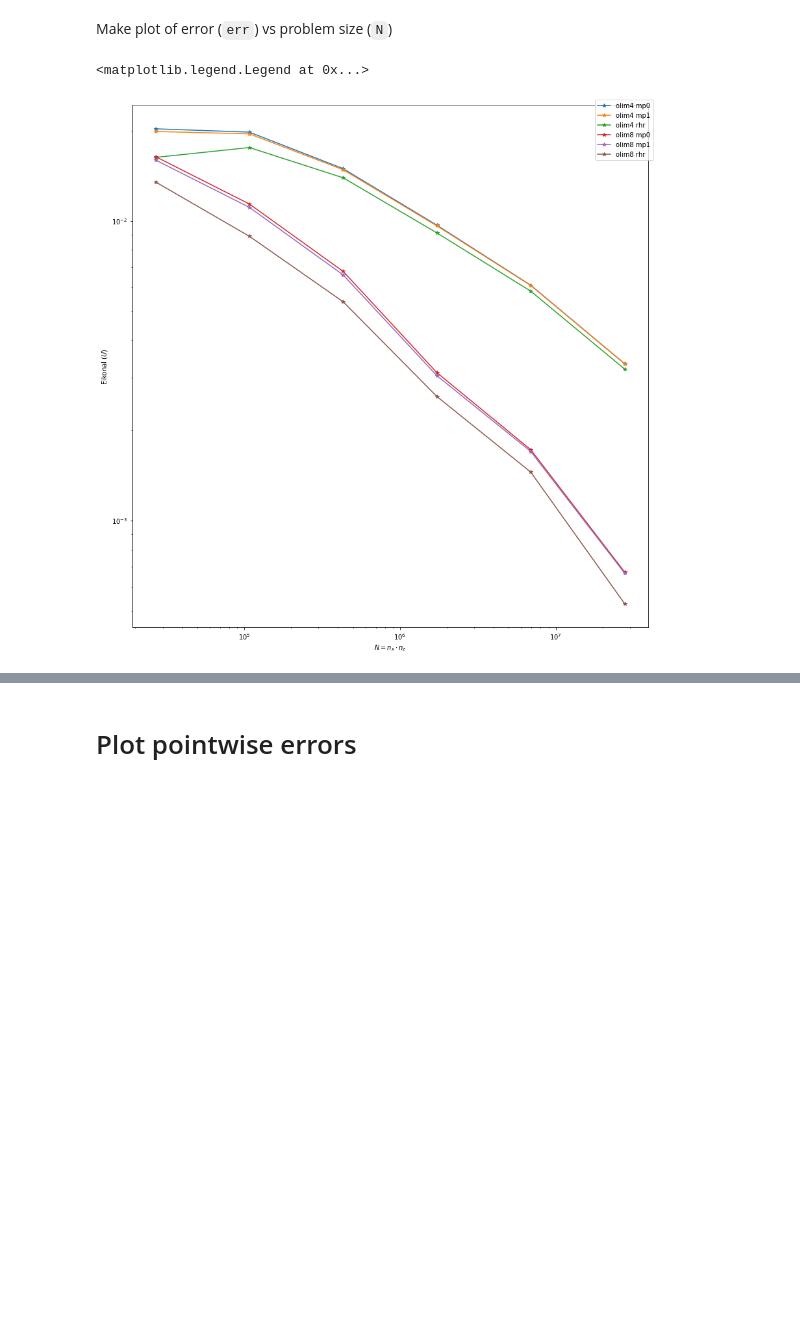
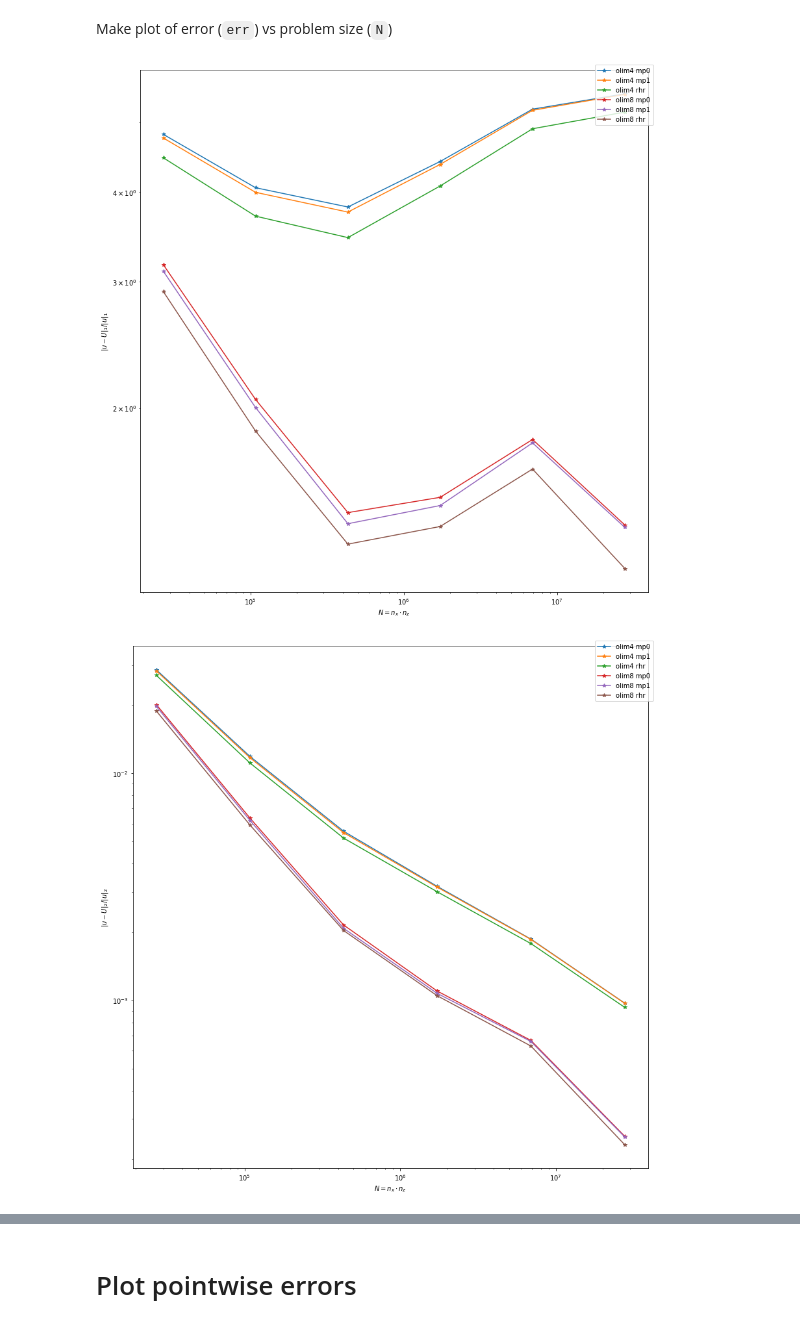
Before and after one commit to sampotter/olim-plots, a Jupyter notebook: marmousi.ipynb, the cells around one changed output, grey strips where cells are left out. Drawn from its saved outputs; the diff is of its cells as text; code cells hidden in the pictures; blank space fills up the shorter version.

```diff
--- a/marmousi.ipynb
+++ b/marmousi.ipynb
@@ -211,17 +216,28 @@ quad2str = {
 Make plot of error (`err`) vs problem size (`N`)
 # %%
 N = [u.size for u in us]
-fig, ax = plt.subplots(1, 1, figsize=(12, 12))
-for nb, quad in it.product(nbs, quads):
-    err = [
-        np.linalg.norm(E[nb, quad, l].flatten(), np.inf)
-        for l in range(len(us) - 1)
-    ]
-    ax.loglog(N[:-1], err, '*-', label='%s %s' % (nb2str[nb], quad2str[quad]))
-ax.set_ylabel(r'Eikonal ($U$)')
-ax.set_xlabel(r'$N = n_x \cdot n_z$')
-fig.tight_layout()
-fig.legend()
+
+def plot_N_vs_err(p):
+    fig, ax = plt.subplots(1, 1, figsize=(12, 12))
+    for nb, quad in it.product(nbs, quads):
+        err = [
+            np.linalg.norm(E[nb, quad, l].flatten(), p)/np.linalg.norm(us[l], p)
+            for l in range(len(us) - 1)
+        ]
+        ax.loglog(N[:-1], err, '*-', label='%s %s' % (nb2str[nb], quad2str[quad]))
+    p_str = {
+        1: '1',
+        2: '2',
+        np.inf: '\infty'
+    }
+    ax.set_ylabel(r'$\|u - U\|_{%s}/\|u\|_{%s}$' % (p_str[p], p_str[p]))
+    ax.set_xlabel(r'$N = n_x \cdot n_z$')
+    fig.tight_layout()
+    fig.legend()
-# %% [output]
-<matplotlib.legend.Legend at 0x...>
-[figure, removed]
+# %%
+plot_N_vs_err(1)
+plot_N_vs_err(2)
+plot_N_vs_err(np.inf)
+# %% [output]
+[figure, added]
+[figure, added]
```
Also changed, not shown: parts of 7 cells of this notebook.
